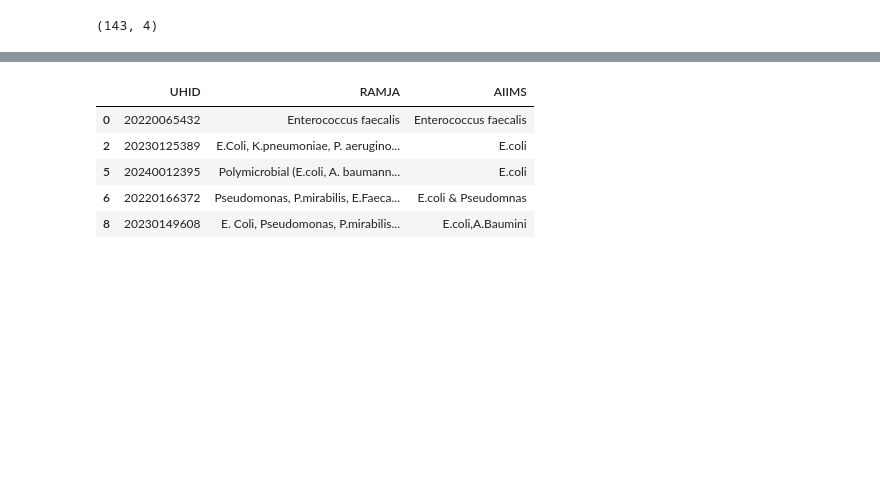
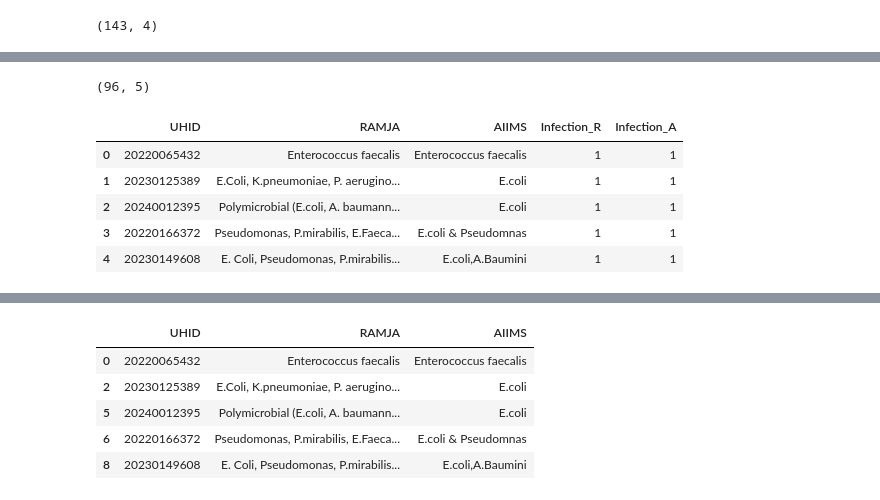
Before and after one commit to neeliit/DiagnosticsPy, a Jupyter notebook: comparision.ipynb, the cells around one changed output, grey strips where cells are left out. Drawn from its saved outputs; the diff is of its cells as text; code cells hidden in the pictures; blank space fills up the shorter version.

```diff
--- a/comparision.ipynb
+++ b/comparision.ipynb
@@ -275,0 +243,14 @@ See the caveats in the documentation: https://pandas.pydata.org/pandas-docs/stab
+# %%
+df_C_clean = pd.merge(df_R_tempc,df_A_tempc,how='inner', on='UHID')
+df_C_clean.shape
+# %% [output]
+(96, 5)
+# %%
+df_C_clean.head()
+# %% [output]
+|  | UHID | RAMJA | AIIMS | Infection_R | Infection_A |
+| 0 | 20220065432 | Enterococcus faecalis | Enterococcus faecalis | 1 | 1 |
+| 1 | 20230125389 | E.Coli, K.pneumoniae, P. aerugino... | E.coli | 1 | 1 |
+| 2 | 20240012395 | Polymicrobial (E.coli, A. baumann... | E.coli | 1 | 1 |
+| 3 | 20220166372 | Pseudomonas, P.mirabilis, E.Faeca... | E.coli & Pseudomnas | 1 | 1 |
+| 4 | 20230149608 | E. Coli, Pseudomonas, P.mirabilis... | E.coli,A.Baumini | 1 | 1 |
```
Also changed, not shown: parts of 11 cells of this notebook.
